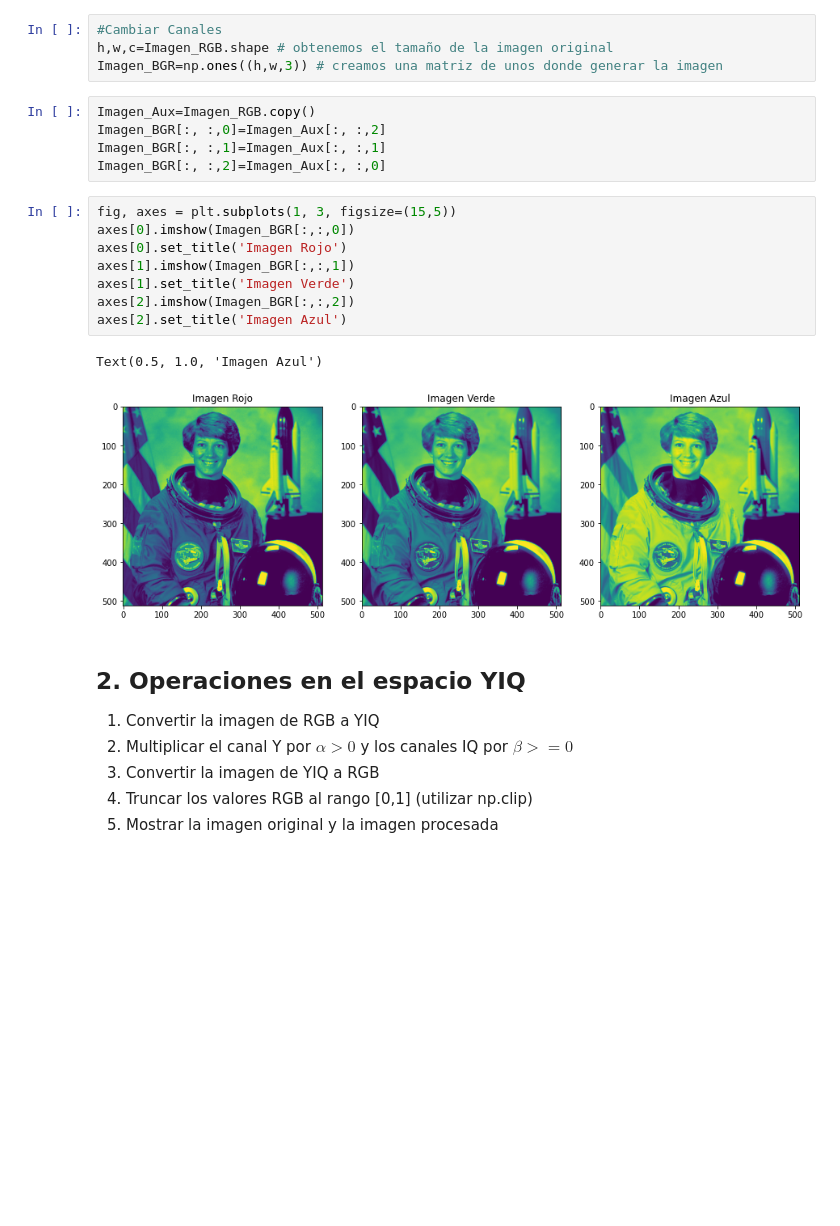
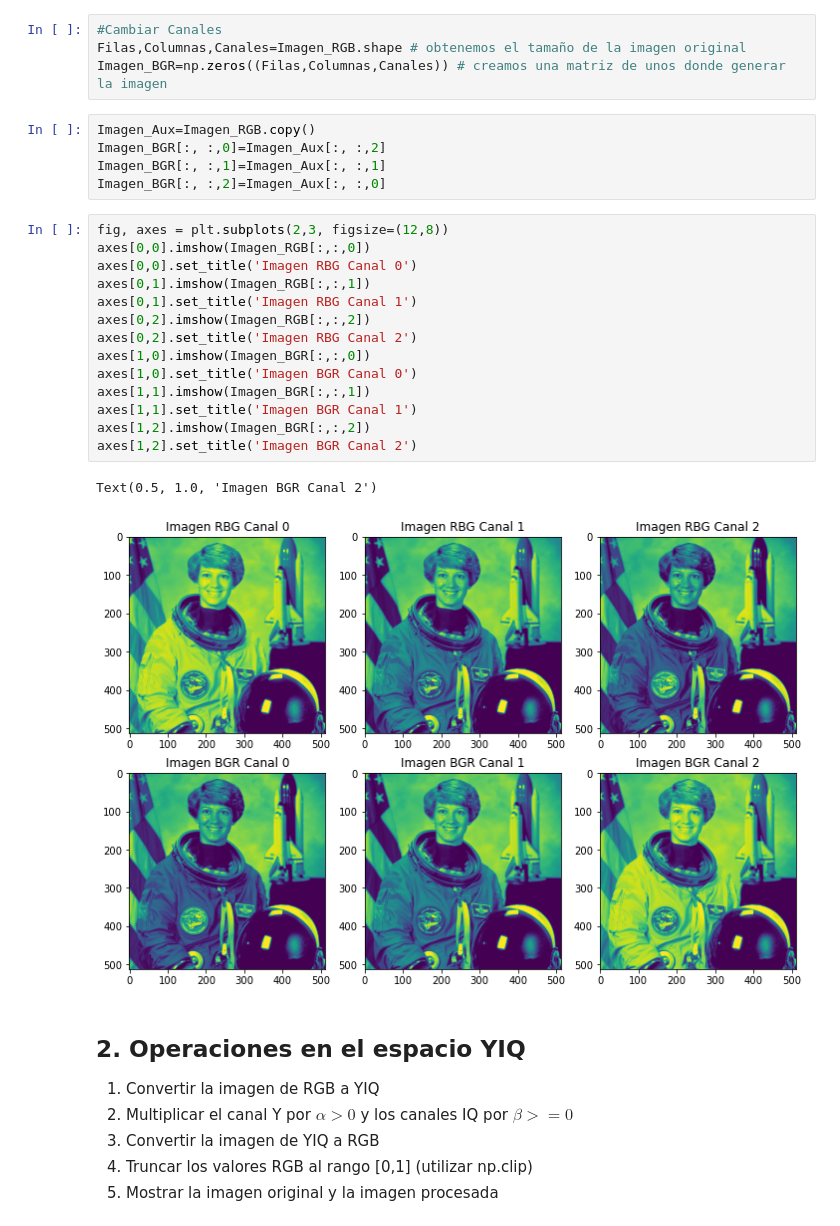
Before and after one commit to tarraga888/PDI_Practicas, a Jupyter notebook: P1EDTT.ipynb, the cells around one changed output. Drawn from its saved outputs; the diff is of its cells as text; blank space fills up the shorter version.

```diff
--- a/P1EDTT.ipynb
+++ b/P1EDTT.ipynb
@@ -65,23 +56,29 @@ Text(0.5, 1.0, 'Imagen Azul')
 # %%
 #Cambiar Canales
-h,w,c=Imagen_RGB.shape # obtenemos el tamaño de la imagen original
-Imagen_BGR=np.ones((h,w,3)) # creamos una matriz de unos donde generar la imagen
+Filas,Columnas,Canales=Imagen_RGB.shape # obtenemos el tamaño de la imagen original
+Imagen_BGR=np.zeros((Filas,Columnas,Canales)) # creamos una matriz de unos donde generar la imagen
 # %%
 Imagen_Aux=Imagen_RGB.copy()
 Imagen_BGR[:, :,0]=Imagen_Aux[:, :,2]
 Imagen_BGR[:, :,1]=Imagen_Aux[:, :,1]
 Imagen_BGR[:, :,2]=Imagen_Aux[:, :,0]
 # %%
-fig, axes = plt.subplots(1, 3, figsize=(15,5))
-axes[0].imshow(Imagen_BGR[:,:,0])
-axes[0].set_title('Imagen Rojo')
-axes[1].imshow(Imagen_BGR[:,:,1])
-axes[1].set_title('Imagen Verde')
-axes[2].imshow(Imagen_BGR[:,:,2])
-axes[2].set_title('Imagen Azul')
+fig, axes = plt.subplots(2,3, figsize=(12,8))
+axes[0,0].imshow(Imagen_RGB[:,:,0])
+axes[0,0].set_title('Imagen RBG Canal 0')
+axes[0,1].imshow(Imagen_RGB[:,:,1])
+axes[0,1].set_title('Imagen RBG Canal 1')
+axes[0,2].imshow(Imagen_RGB[:,:,2])
+axes[0,2].set_title('Imagen RBG Canal 2')
+axes[1,0].imshow(Imagen_BGR[:,:,0])
+axes[1,0].set_title('Imagen BGR Canal 0')
+axes[1,1].imshow(Imagen_BGR[:,:,1])
+axes[1,1].set_title('Imagen BGR Canal 1')
+axes[1,2].imshow(Imagen_BGR[:,:,2])
+axes[1,2].set_title('Imagen BGR Canal 2')
 # %% [output]
-Text(0.5, 1.0, 'Imagen Azul')
+Text(0.5, 1.0, 'Imagen BGR Canal 2')
-[figure, old version]
+[figure, new version]
 # %% [markdown]
 ## 2. Operaciones en el espacio YIQ
 
```
Also changed, not shown: parts of 19 cells of this notebook.
